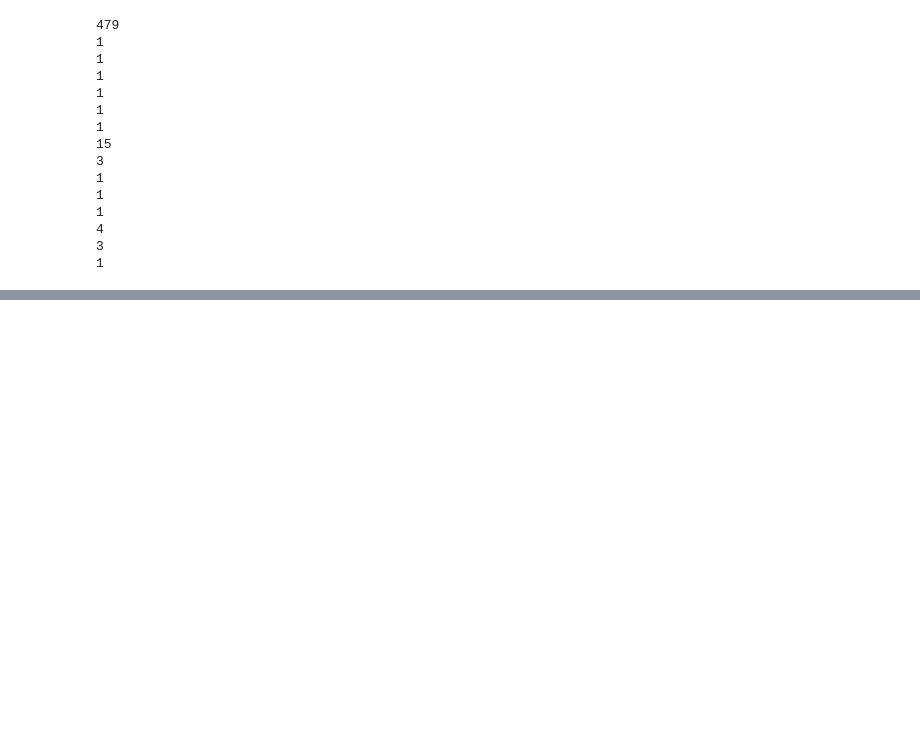
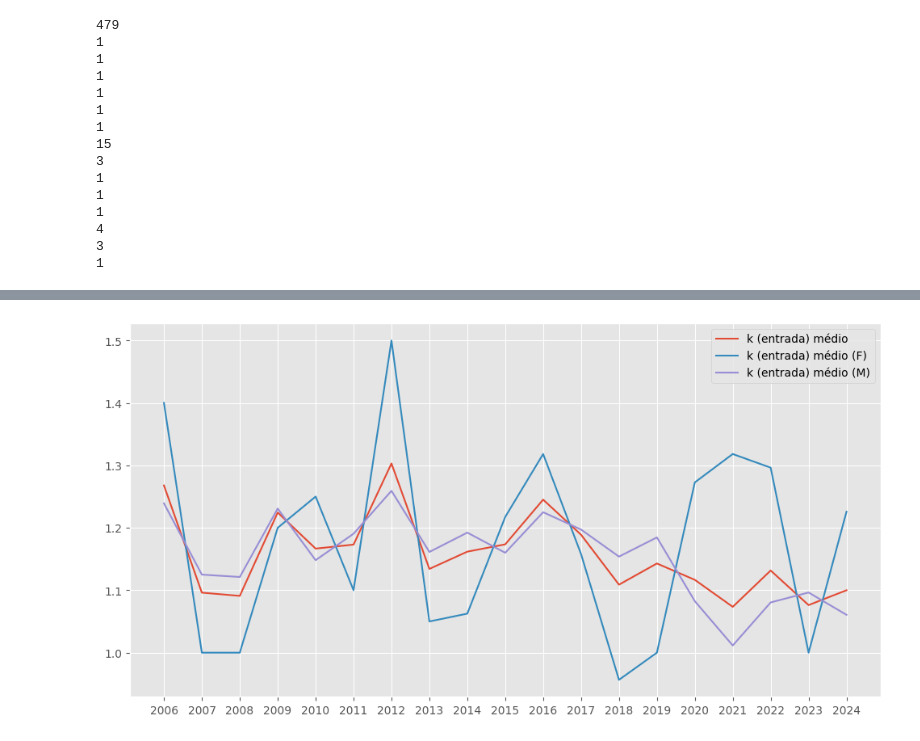
Before and after one commit to gondimjoaom/mo412-projetofinal, a Jupyter notebook: propriedades.ipynb, the cells around one changed output, grey strips where cells are left out. Cells and saved outputs as stored; diff of their text form; code cells hidden in the pictures; blank space fills up the shorter version.

```diff
--- a/propriedades.ipynb
+++ b/propriedades.ipynb
@@ -229,0 +439,9 @@ for c_ in c:
+# %%
+fig, ax = plt.subplots(figsize=(12,6))
+ax.plot(range(2006, 2025), df_dict["k_in"], label="k (entrada) médio")
+ax.plot(range(2006, 2025), df_dict["k_in_F"], label="k (entrada) médio (F)")
+ax.plot(range(2006, 2025), df_dict["k_in_M"], label="k (entrada) médio (M)")
+ax.legend()
+_=ax.set_xticks(range(2006,2025))
+# %% [output]
+[figure, added]
```
Also changed, not shown: parts of 33 cells of this notebook, 3 other files.
